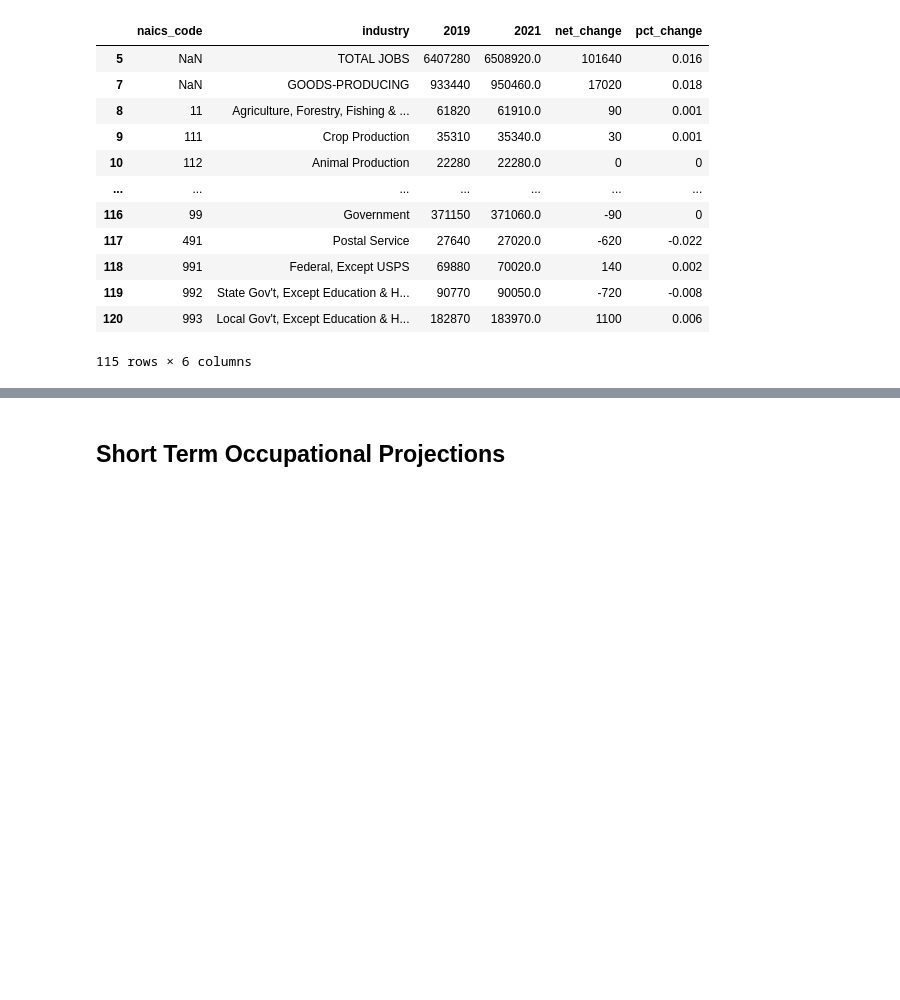
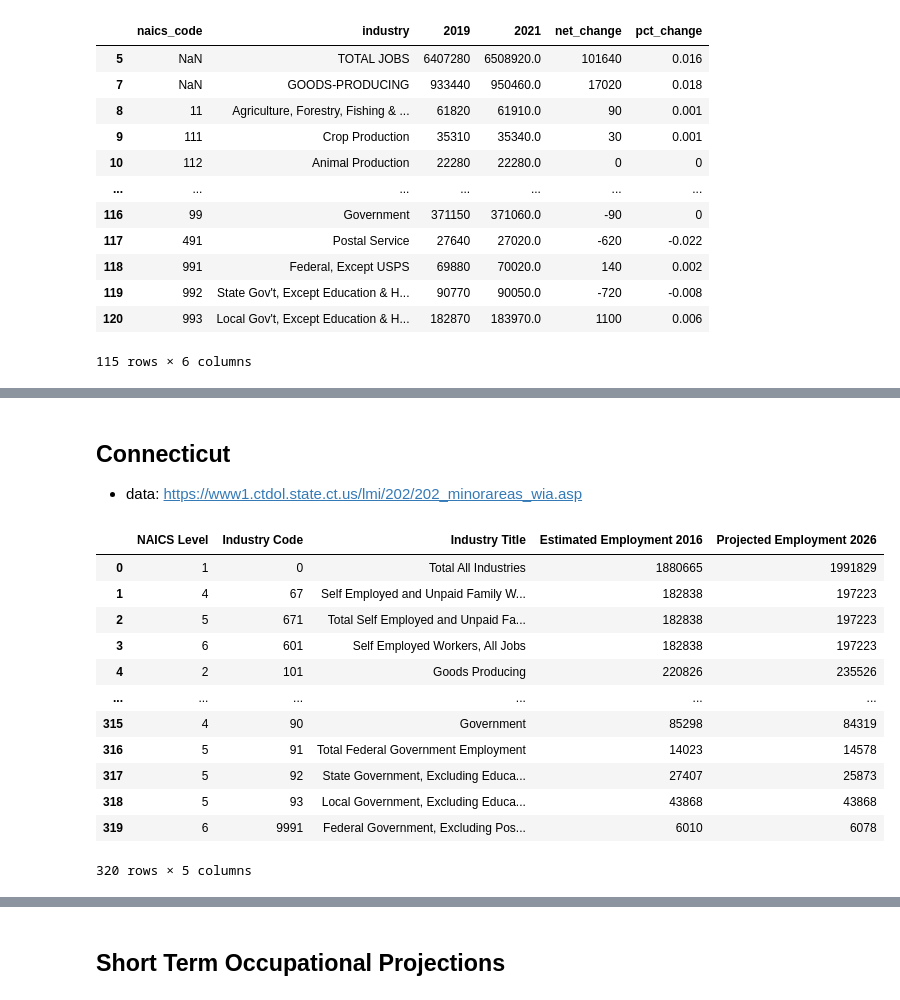
Before and after one commit to xcao38/covid19_analysis, a Jupyter notebook: data_preparing.ipynb, the cells around one changed output, grey strips where cells are left out. Saved outputs shown, nothing was run; the diff lists cells and outputs as text; code cells hidden in the pictures; blank space fills up the shorter version.

```diff
--- a/data_preparing.ipynb
+++ b/data_preparing.ipynb
@@ -581,0 +801,22 @@ def get_pa_employment():
+# %% [markdown]
+## Connecticut
+- data: https://www1.ctdol.state.ct.us/lmi/202/202_minorareas_wia.asp
+# %%
+dir_ = os.path.join(os.getcwd(),"data/ct_employment.xlsx")
+employment = pd.read_excel(dir_,sheet_name=1).dropna(axis=0, how="all").dropna(axis=0,how="all")
+# %%
+employment.iloc[:,[0,1,2,3,4]]
+# %% [output]
+|  | NAICS Level | Industry Code | Industry Title | Estimated Employment 2016 | Projected Employment 2026 |
+| 0 | 1 | 0 | Total All Industries | 1880665 | 1991829 |
+| 1 | 4 | 67 | Self Employed and Unpaid Family W... | 182838 | 197223 |
+| 2 | 5 | 671 | Total Self Employed and Unpaid Fa... | 182838 | 197223 |
+| 3 | 6 | 601 | Self Employed Workers, All Jobs | 182838 | 197223 |
+| 4 | 2 | 101 | Goods Producing | 220826 | 235526 |
+| ... | ... | ... | ... | ... | ... |
+| 315 | 4 | 90 | Government | 85298 | 84319 |
+| 316 | 5 | 91 | Total Federal Government Employment | 14023 | 14578 |
+| 317 | 5 | 92 | State Government, Excluding Educa... | 27407 | 25873 |
+| 318 | 5 | 93 | Local Government, Excluding Educa... | 43868 | 43868 |
+| 319 | 6 | 9991 | Federal Government, Excluding Pos... | 6010 | 6078 |
+320 rows × 5 columns
```
Also changed, not shown: parts of 54 cells of this notebook, 1 other file.
